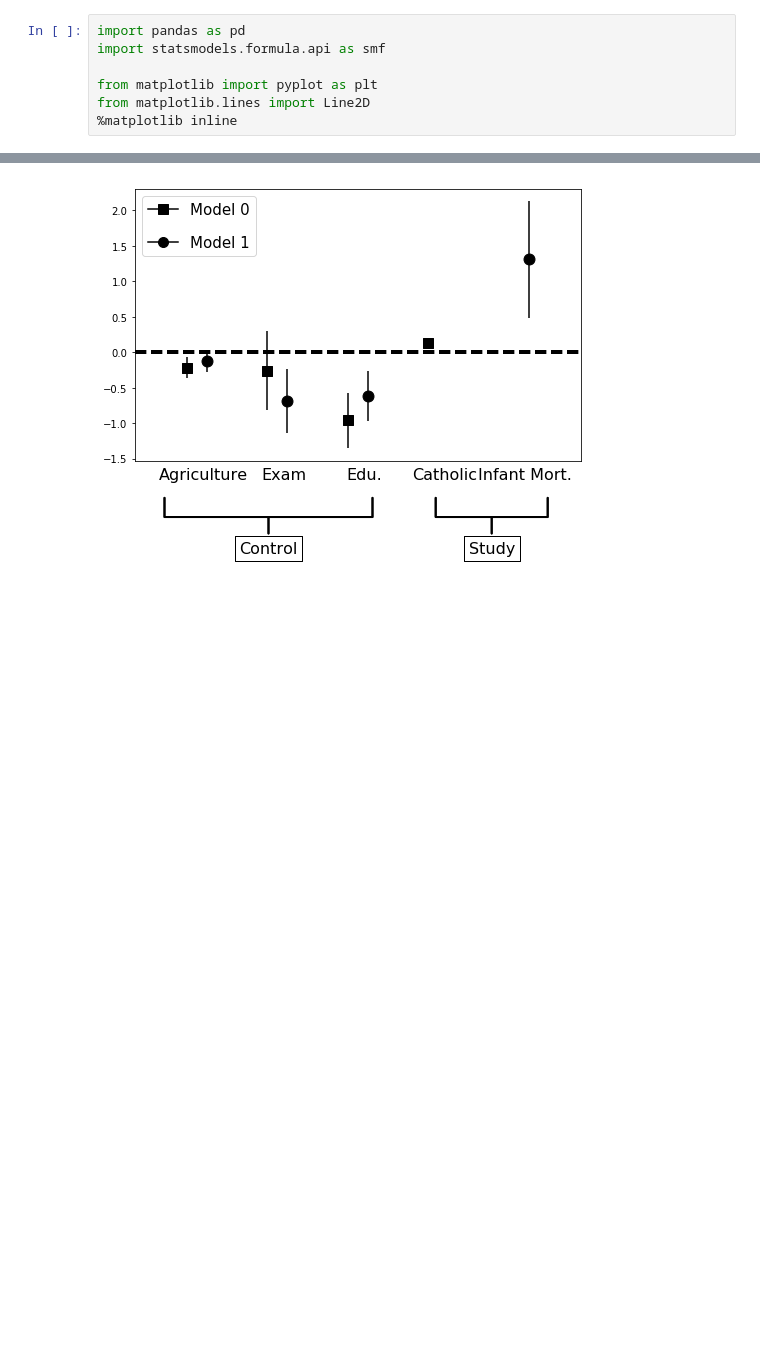
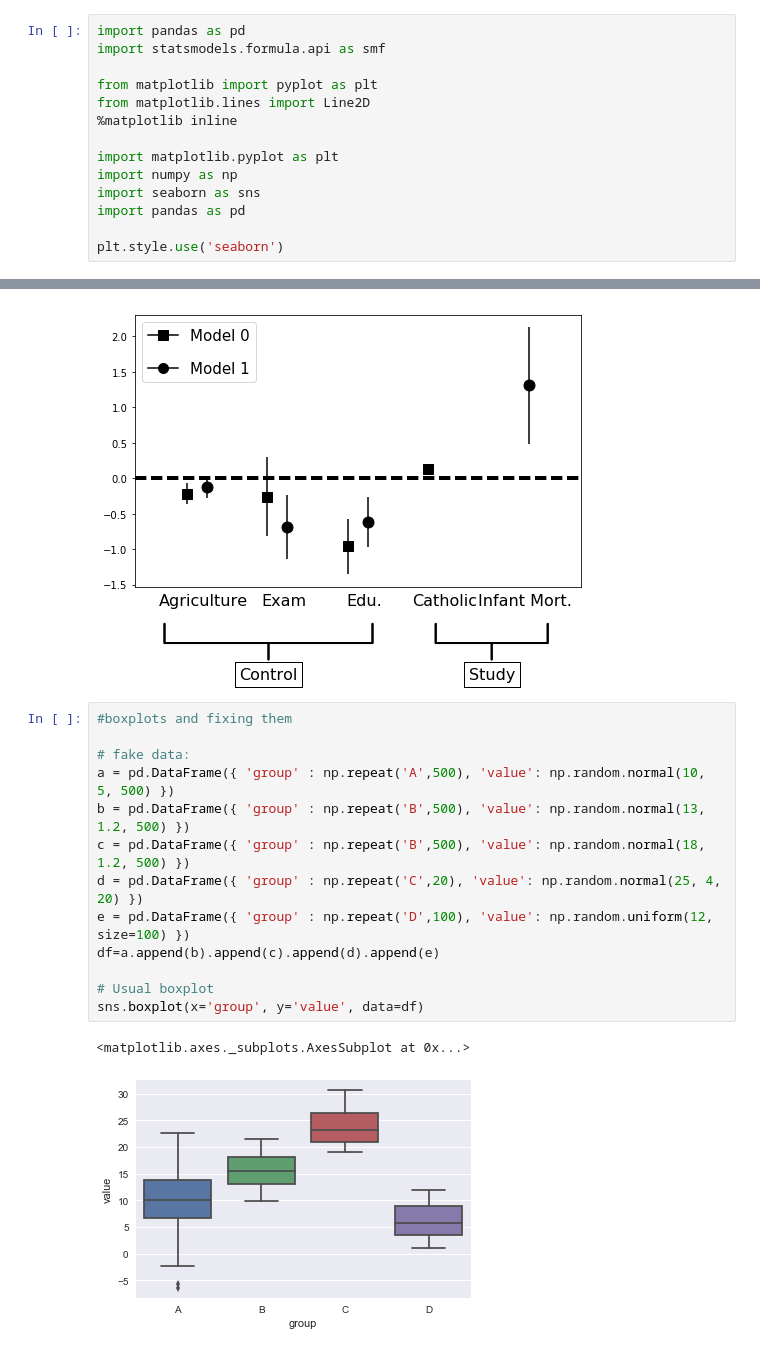
Before and after one commit to shionguha/cosc3570-introdatascience-fa18, a Jupyter notebook: nov13-15-demo.ipynb, the cells around one changed output, grey strips where cells are left out. Saved outputs shown, nothing was run; the diff lists cells and outputs as text; blank space fills up the shorter version.

```diff
--- a/nov13-15-demo.ipynb
+++ b/nov13-15-demo.ipynb
@@ -5,6 +5,13 @@ import statsmodels.formula.api as smf
 from matplotlib import pyplot as plt
 from matplotlib.lines import Line2D
 %matplotlib inline
+
+import matplotlib.pyplot as plt
+import numpy as np
+import seaborn as sns
+import pandas as pd
+
+plt.style.use('seaborn')
 # %%
 url = "https://raw.githubusercontent.com/vincentarelbundock/Rdatasets/master/csv/datasets/swiss.csv"
 df = pd.read_csv(url, index_col=0)
@@ -246,3 +253,19 @@ _ = ax.legend(handles=legend_elements, loc=2,
               prop={'size': 15}, labelspacing=1.2)
 # %% [output]
 [figure]
+# %%
+#boxplots and fixing them
+
+# fake data:
+a = pd.DataFrame({ 'group' : np.repeat('A',500), 'value': np.random.normal(10, 5, 500) })
+b = pd.DataFrame({ 'group' : np.repeat('B',500), 'value': np.random.normal(13, 1.2, 500) })
+c = pd.DataFrame({ 'group' : np.repeat('B',500), 'value': np.random.normal(18, 1.2, 500) })
+d = pd.DataFrame({ 'group' : np.repeat('C',20), 'value': np.random.normal(25, 4, 20) })
+e = pd.DataFrame({ 'group' : np.repeat('D',100), 'value': np.random.uniform(12, size=100) })
+df=a.append(b).append(c).append(d).append(e)
+
+# Usual boxplot
+sns.boxplot(x='group', y='value', data=df)
+# %% [output]
+<matplotlib.axes._subplots.AxesSubplot at 0x...>
+[figure, added]
```
Also changed, not shown: parts of 8 cells of this notebook.
